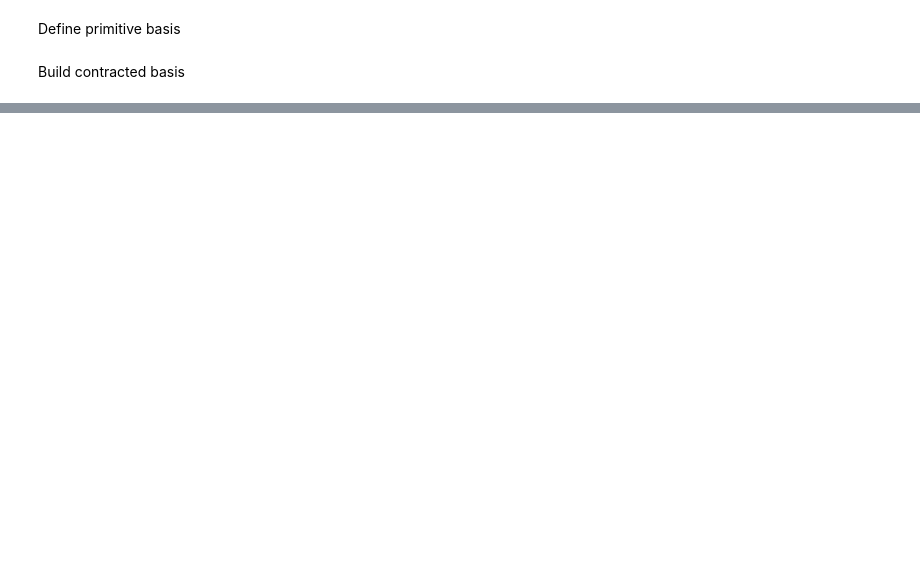
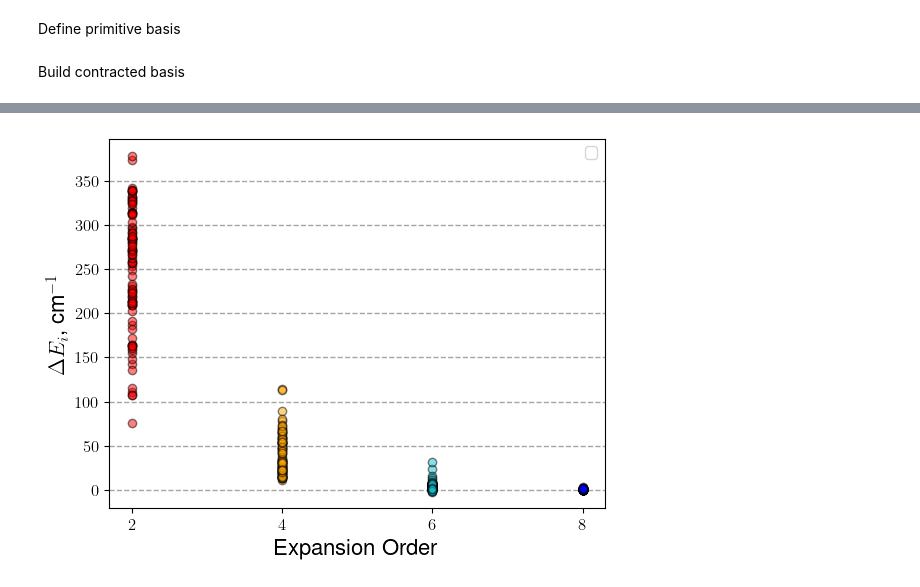
Before and after one commit to robochimps/vibrojet, a Jupyter notebook: examples/h2co_solve_verAY.ipynb, the cells around one changed output, grey strips where cells are left out. Cells and saved outputs as stored; diff of their text form; code cells hidden in the pictures; blank space fills up the shorter version.

```diff
--- a/examples/h2co_solve_verAY.ipynb
+++ b/examples/h2co_solve_verAY.ipynb
@@ -186,0 +324,32 @@ print(e[0], e - e[0])
+# %%
+plt.rc('font', **{'family':'sans-serif', 'sans-serif': ['Helvetica']})
+plt.rc('text', usetex=True)
+label_size = 16
+legend_size = 14
+fig, ax = plt.subplots(1,1)
+
+import matplotlib.pyplot as plt
+emax_trunc_0 = 17000
+Nstates = 100
+
+#ax.grid(True, axis='y', linestyle='--', color='lightgray')
+ax.grid(which='major', axis='y', color=[0.3,0.3,0.3], alpha=0.5, linestyle='--', linewidth=1.0)
+
+ax.set_axisbelow(True)
+
+colors = ['b','tab:cyan','orange','r'][::-1]
+for i in range(2,10,2):
+    test = np.array(np.load(f"_h2co_Etrunc_{emax_trunc_0}_pmax_{pmax}_{i}.npy"))
+    ax.scatter(i * np.ones_like(test[0:Nstates]),test[0:Nstates] - E_ref[0:Nstates], alpha=0.5, color=colors[int(i/2)-1], edgecolor='k')
+
+#plt.yscale('log')
+ax.legend(prop={'size': legend_size-3})
+ax.set_xticks([2,4,6,8])
+ax.set_ylabel('$\Delta E_i$, cm$^{-1}$', fontsize=label_size)
+ax.set_xlabel('Expansion Order', fontsize=label_size)
+ax.tick_params(axis='x', labelsize=label_size-4)
+ax.tick_params(axis='y', labelsize=label_size-4)
+plt.savefig('H2CO_TaylorOrder.pdf', format='pdf', dpi=600,bbox_inches='tight')
+#ax.set_ylim([0,200])
+# %% [output]
+[figure, added]
```
Also changed, not shown: parts of 19 cells of this notebook.
